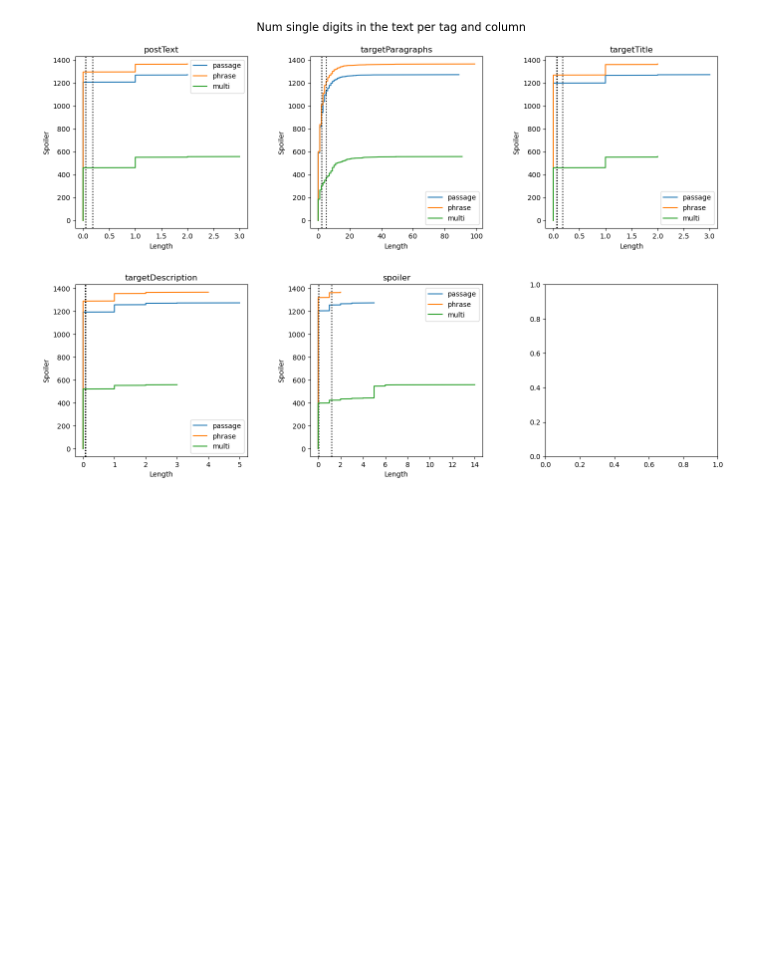
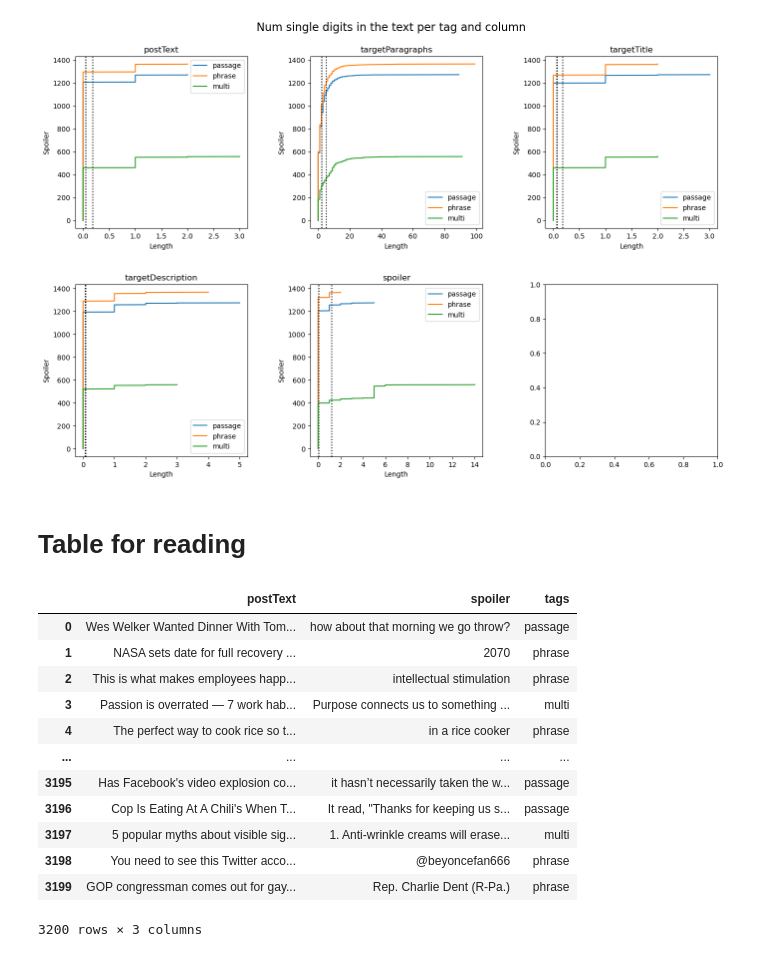
Before and after one commit to jueri/nancy-hicks-gribble-at-SemEval-2023-Task-5, a Jupyter notebook: analysis.ipynb, the cells around one changed output. Cells and saved outputs as stored; diff of their text form; code cells hidden in the pictures; blank space fills up the shorter version.

```diff
--- a/analysis.ipynb
+++ b/analysis.ipynb
@@ -93,3 +93,22 @@ enumeration_df["tags"] = analyze_df["tags"]
 plot_col_per_tag(title="Num single digits in the text per tag and column", df=enumeration_df, show_mean=True)
 # %% [output]
 [figure]
+# %% [markdown]
+# Table for reading
+# %%
+short = analyze_df[["postText", "spoiler", "tags"]]
+short
+# %% [output]
+|  | postText | spoiler | tags |
+| 0 | Wes Welker Wanted Dinner With Tom... | how about that morning we go throw? | passage |
+| 1 | NASA sets date for full recovery ... | 2070 | phrase |
+| 2 | This is what makes employees happ... | intellectual stimulation | phrase |
+| 3 | Passion is overrated — 7 work hab... | Purpose connects us to something ... | multi |
+| 4 | The perfect way to cook rice so t... | in a rice cooker | phrase |
+| ... | ... | ... | ... |
+| 3195 | Has Facebook's video explosion co... | it hasn’t necessarily taken the w... | passage |
+| 3196 | Cop Is Eating At A Chili's When T... | It read, "Thanks for keeping us s... | passage |
+| 3197 | 5 popular myths about visible sig... | 1. Anti-wrinkle creams will erase... | multi |
+| 3198 | You need to see this Twitter acco... | @beyoncefan666 | phrase |
+| 3199 | GOP congressman comes out for gay... | Rep. Charlie Dent (R-Pa.) | phrase |
+3200 rows × 3 columns
```
Also changed, not shown: parts of 7 cells of this notebook.
